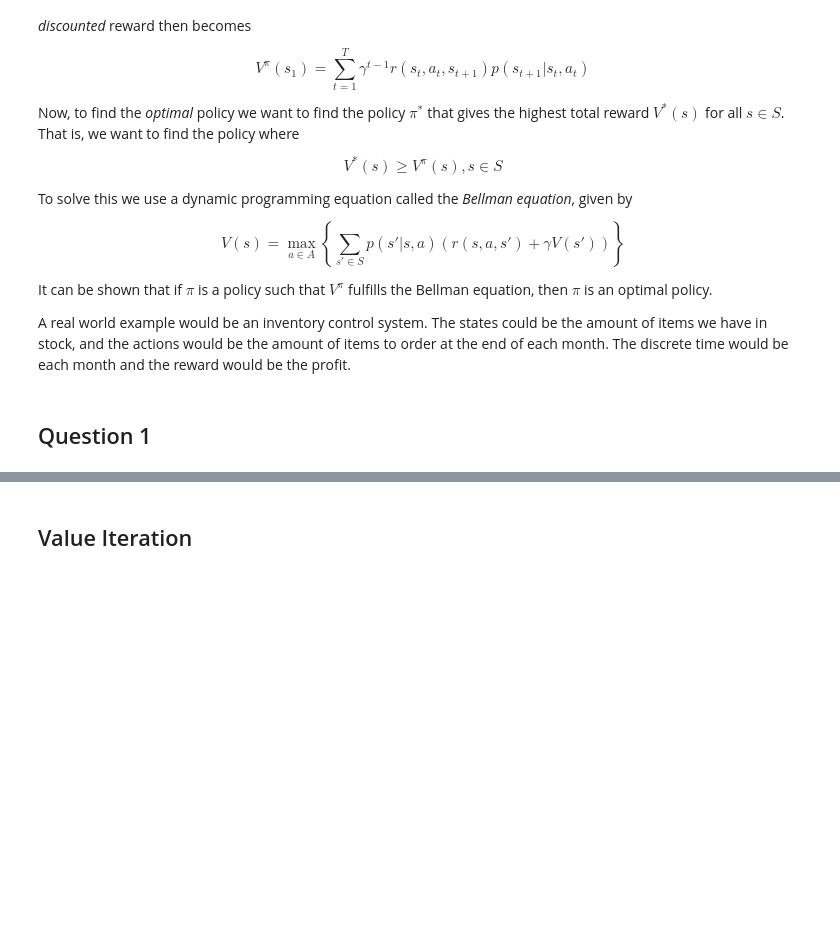
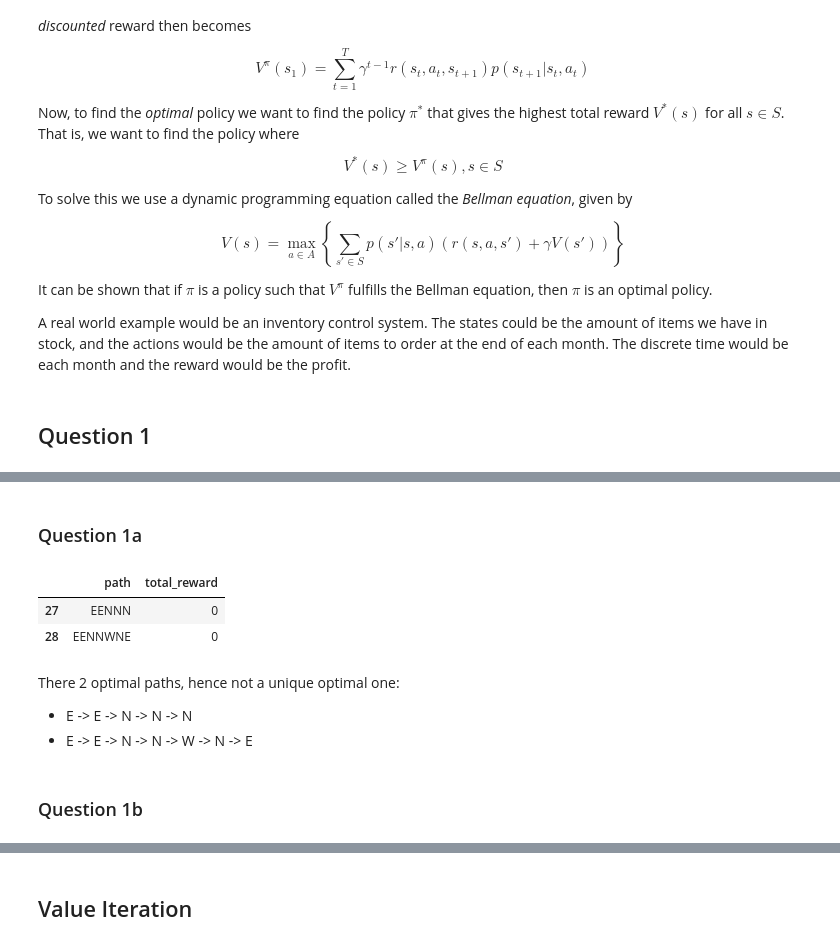
Before and after one commit to lucamodica/introduction-to-data-science-and-ai--chalmers, a Jupyter notebook: assignments/5-reinforcement-learning-and-classification/assignment-5-1.ipynb, the cells around one changed output, grey strips where cells are left out. Cells and saved outputs as stored; diff of their text form; code cells hidden in the pictures; blank space fills up the shorter version.

```diff
--- a/assignments/5-reinforcement-learning-and-classification/assignment-5-1.ipynb
+++ b/assignments/5-reinforcement-learning-and-classification/assignment-5-1.ipynb
@@ -112,0 +134,2 @@ Let $(x,y)$ denote the position in the grid, such that $S=(0,0)$ and $F=(2,3)$.
+# %% [markdown]
+### Question 1a
@@ -112,0 +147,46 @@ Let $(x,y)$ denote the position in the grid, such that $S=(0,0)$ and $F=(2,3)$.
+# %%
+def findPath(grid, position, end, prev_moves, paths, rewards, reward, visited = None):
+    """
+    find all paths going from a position to the end,
+    with all the related accumulated rewards
+    """
+
+    if visited is None:
+        visited = set()
+    visited.add(position)
+
+    move_names = [key for key in moves]
+    for move in move_names:
+        new_pos = move_pos(position, move)
+        if new_pos in visited:
+            # dont go to visited positions
+            continue
+        if new_pos == end:
+            # found a path
+            paths.append(prev_moves + move)
+            rewards.append(reward)
+        else:
+            findPath(grid, new_pos, end, prev_moves + move, paths, rewards, reward + grid[new_pos], visited.copy())
+
+    return paths, rewards
+# %%
+paths, rewards = findPath(grid, start, end, '', [], [], 0)
+
+data = {'path': paths, 'total_reward': rewards}
+df = pd.DataFrame(data).sort_values(by='total_reward', ascending=False)
+
+max_reward = df['total_reward'].max()
+
+# show the optimal path
+df[df['total_reward'] == max_reward]
+# %% [output]
+|  | path | total_reward |
+| 27 | EENNN | 0 |
+| 28 | EENNWNE | 0 |
+# %% [markdown]
+There 2 optimal paths, hence not a unique optimal one:
+
+- E -> E -> N -> N -> N
+- E -> E -> N -> N -> W -> N -> E
+# %% [markdown]
+### Question 1b
```
Also changed, not shown: parts of 24 cells of this notebook.
